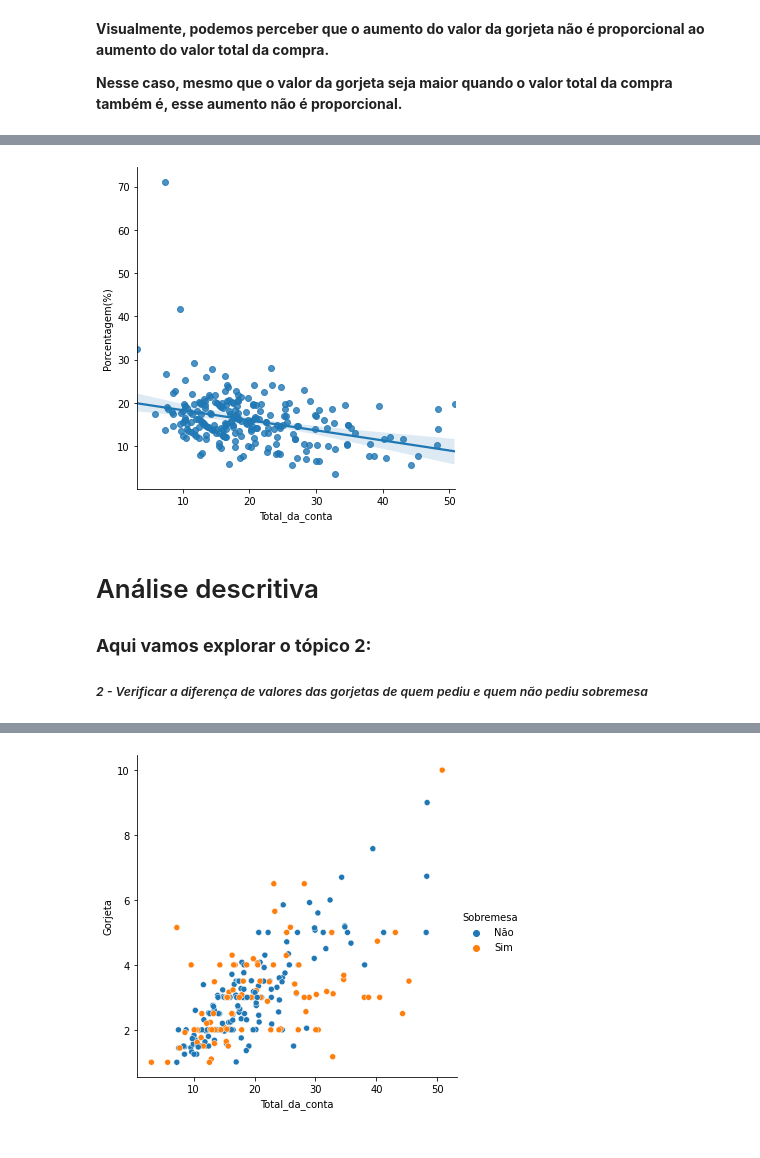
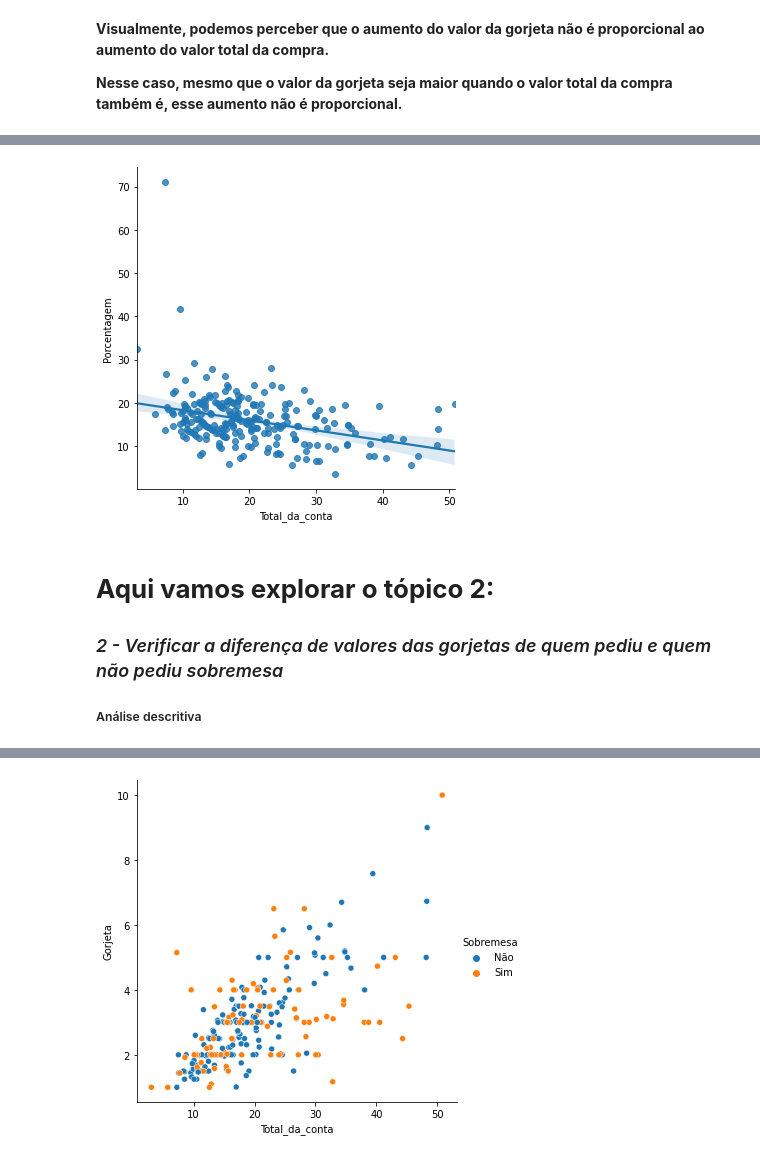
Before and after one commit to Olivierah/Data_Visualization, a Jupyter notebook: Seaborn_package_1.ipynb, the cells around one changed output, grey strips where cells are left out. Saved outputs shown, nothing was run; the diff lists cells and outputs as text; code cells hidden in the pictures.

```diff
--- a/Seaborn_package_1.ipynb
+++ b/Seaborn_package_1.ipynb
@@ -176,6 +176,6 @@ dados.head()
 | 3 | 23.68 | 3.31 | Não | Domingo | Jantar | 2 |
 | 4 | 24.59 | 3.61 | Não | Domingo | Jantar | 4 |
 # %%
-dados['Porcentagem(%)'] = ((dados['Gorjeta']) / (dados['Total_da_conta']) * 100).round(2)
+dados['Porcentagem'] = ((dados['Gorjeta']) / (dados['Total_da_conta']) * 100).round(2)
 dados.head()
 # %% [output]
@@ -208,13 +208,14 @@ MI = sns.relplot(x='Total_da_conta', y='Porcentagem(%)', kind='line', data=dados
 # %%
 # Utilizando o 'lplot' fica mais evidente a queda da porcentagem quando o valor aumenta
 
-MI = sns.lmplot(x='Total_da_conta', y='Porcentagem(%)', data=dados)
+MI = sns.lmplot(x='Total_da_conta', y='Porcentagem', data=dados)
 # %% [output]
-[figure, old version]
+[figure, new version]
 # %% [markdown]
-# Análise descritiva
-### **Aqui vamos explorar o tópico 2:**
-##### *2 - Verificar a diferença de valores das gorjetas de quem pediu e quem não pediu sobremesa*
+# **Aqui vamos explorar o tópico 2:**
+### *2 - Verificar a diferença de valores das gorjetas de quem pediu e quem não pediu sobremesa*
+
+##### Análise descritiva
 # %%
 dados.head()
 # %% [output]
```
Also changed, not shown: parts of 22 cells of this notebook.
